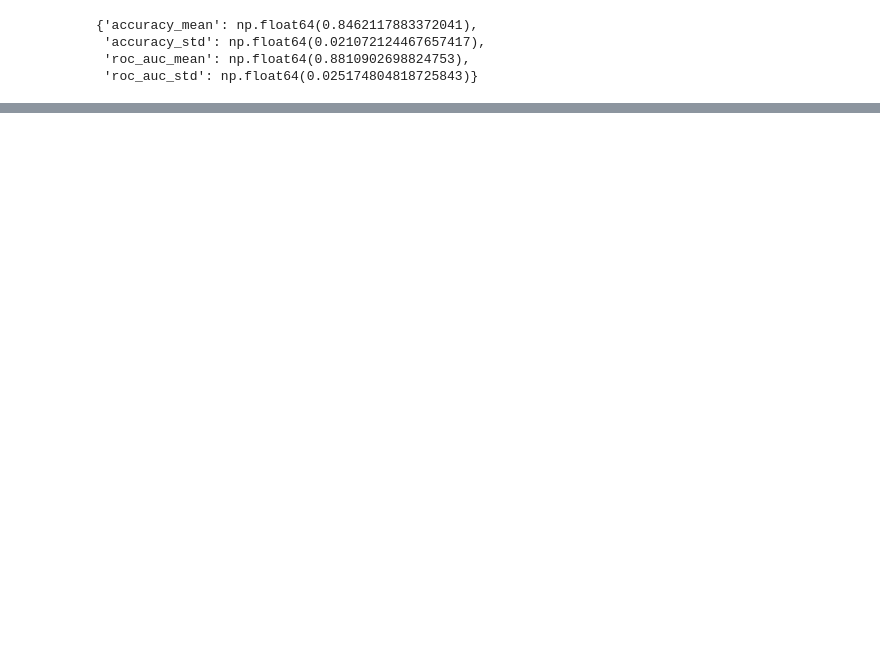
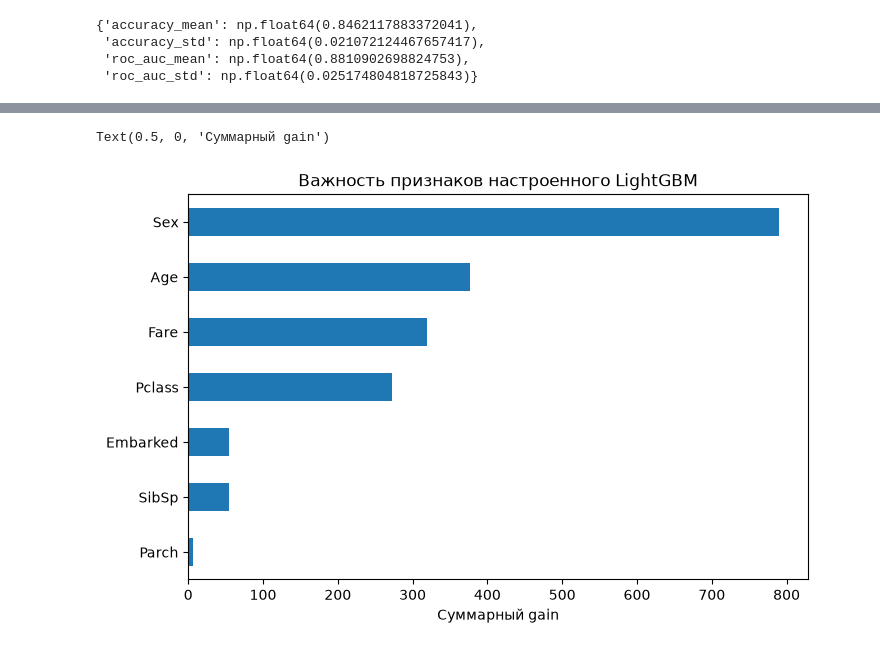
Before and after one commit to Red13REd/Titanic, a Jupyter notebook: modeling.ipynb, the cells around one changed output, grey strips where cells are left out. Saved outputs shown, nothing was run; the diff lists cells and outputs as text; code cells hidden in the pictures; blank space fills up the shorter version.

```diff
--- a/modeling.ipynb
+++ b/modeling.ipynb
@@ -770,0 +806,29 @@ rf_best_result
+# %%
+lgbm_grid = GridSearchCV(
+    estimator=LGBMClassifier(random_state=42, verbosity=-1),
+    param_grid={
+        "n_estimators": [20, 30, 40, 60, 100, 120, 200],
+        "num_leaves": [7, 15, 31],
+        "min_child_samples": [10, 20, 40],
+        "learning_rate": [0.03, 0.05, 0.1, 0.2],
+    },
+    scoring={"accuracy": "accuracy", "roc_auc": "roc_auc"},
+    refit="accuracy",
+    cv=get_cv(),
+    n_jobs=1,
+)
+
+lgbm_grid.fit(X_lgbm, y_lgbm)
+
+lgbm_search_results = pd.DataFrame(lgbm_grid.cv_results_)
+lgbm_search_results[
+    [
+        "param_n_estimators",
+        "param_num_leaves",
+        "param_min_child_samples",
+        "param_learning_rate",
+        "mean_test_accuracy",
+        "std_test_accuracy",
+        "mean_test_roc_auc",
+    ]
+].sort_values("mean_test_accuracy", ascending=False).head(10)
@@ -770,0 +860,9 @@ rf_best_result
+# %%
+best_lgbm = lgbm_grid.best_estimator_
+
+lgbm_importance = pd.Series(
+    best_lgbm.booster_.feature_importance(importance_type="gain"),
+    index=best_lgbm.booster_.feature_name(),
+).sort_values(ascending=False)
+
+lgbm_importance
@@ -770,0 +878,9 @@ rf_best_result
+# %%
+ax = lgbm_importance.sort_values().plot.barh(
+    figsize=(8, 5),
+    title="Важность признаков настроенного LightGBM",
+)
+ax.set_xlabel("Суммарный gain")
+# %% [output]
+Text(0.5, 0, 'Суммарный gain')
+[figure, added]
```
Also changed, not shown: parts of 75 cells of this notebook, 2 other files.
